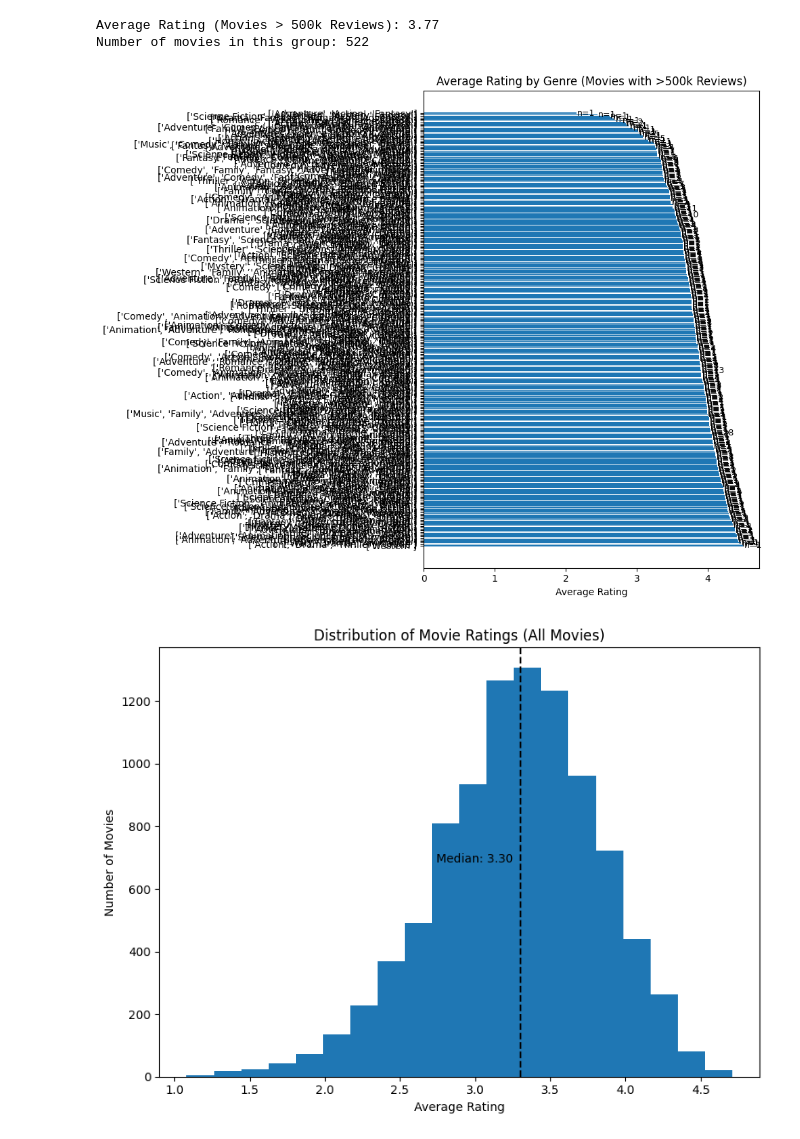
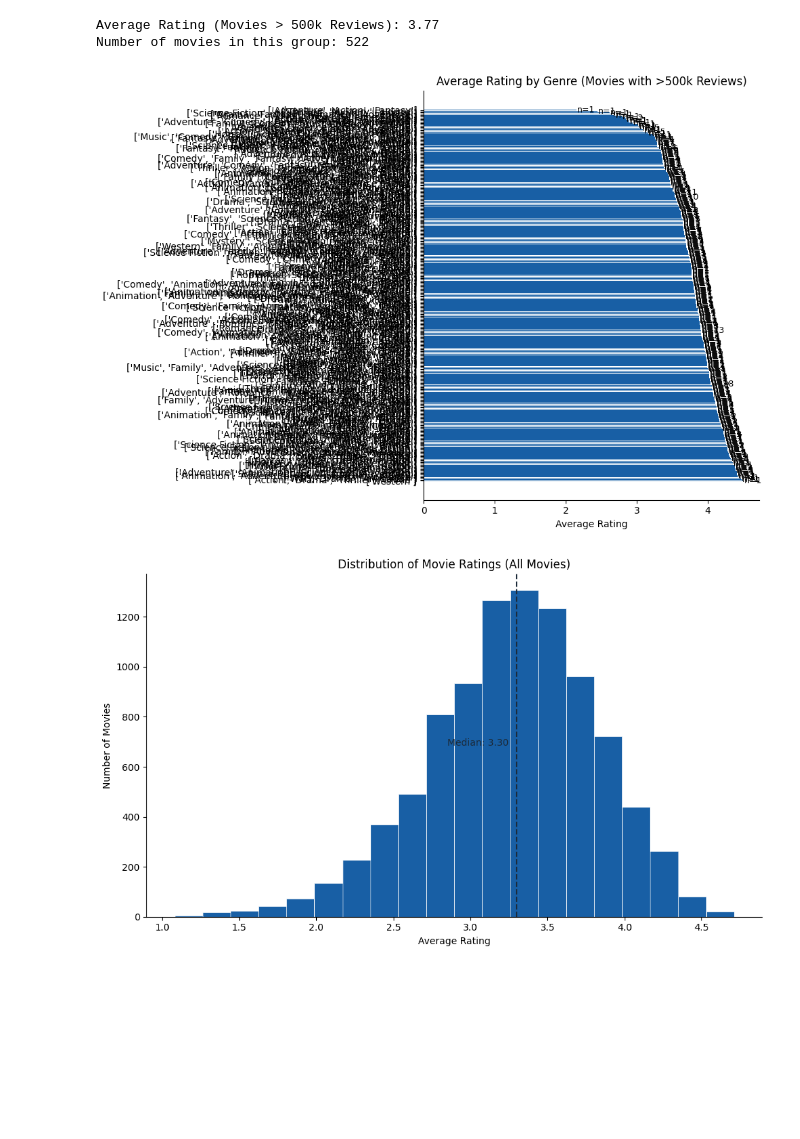
Before and after one commit to LoganStanhope/DS4200-Final-Project, a Jupyter notebook: Zach_DS4200FinalProject_v3.ipynb, the cells around one changed output. Saved outputs shown, nothing was run; the diff lists cells and outputs as text; code cells hidden in the pictures; blank space fills up the shorter version.

```diff
--- a/Zach_DS4200FinalProject_v3.ipynb
+++ b/Zach_DS4200FinalProject_v3.ipynb
@@ -134,36 +134,38 @@ genre_stats = (
     .sort_values("avg_rating", ascending=False)
 )
 
 # plotting visualization
 
-plt.figure(figsize=(10, 8))
+plt.figure(figsize=(10, 7))
 
 bars = plt.barh(
     genre_stats.index,
-    genre_stats["avg_rating"]
+    genre_stats["avg_rating"],
+    color="#185FA5"
 )
 
 plt.xlabel("Average Rating")
 plt.title("Average Rating by Genre (Movies with >500k Reviews)")
+plt.gca().spines[["top", "right"]].set_visible(False)
 
 # label bars with number of movies
 for i, (rating, count) in enumerate(
         zip(genre_stats["avg_rating"],
             genre_stats["movie_count"])):
 
     plt.text(
         rating + 0.01,
         i,
         f"n={count}",
         va="center",
         fontsize=9
     )
 
 plt.tight_layout()
 plt.savefig("images/genre_avg_rating.png", bbox_inches="tight", dpi=150)
 plt.show()
 # %% [output]
-[figure, old version]
+[figure, new version]
 # %%
 import matplotlib.pyplot as plt
 import numpy as np
@@ -173,28 +175,31 @@ ratings = df["Average_Rating"].dropna()
 
 median_rating = ratings.median()
 
-plt.figure(figsize=(8,6))
+plt.figure(figsize=(10, 6))
 
-plt.hist(ratings, bins=20)
+plt.hist(ratings, bins=20, color="#185FA5", edgecolor="white", linewidth=0.5)
 
-plt.axvline(median_rating, linestyle="--", color="black")
+plt.axvline(median_rating, linestyle="--", color="#1c2b3a", linewidth=1.5)
 
 plt.text(
     median_rating - 0.05,
     plt.ylim()[1]*0.5,
     f"Median: {median_rating:.2f}",
-    ha="right"
+    ha="right",
+    color="#1c2b3a",
+    fontsize=10
 )
 
 plt.xlabel("Average Rating")
 plt.ylabel("Number of Movies")
 plt.title("Distribution of Movie Ratings (All Movies)")
+plt.gca().spines[["top", "right"]].set_visible(False)
 
 plt.tight_layout()
 plt.savefig("images/rating_distribution.png", bbox_inches="tight", dpi=150)
 plt.show()
 # %% [output]
-[figure, old version]
+[figure, new version]
 # %%
 import matplotlib.pyplot as plt
 
```
Also changed, not shown: parts of 2 cells of this notebook, 10 other files.
